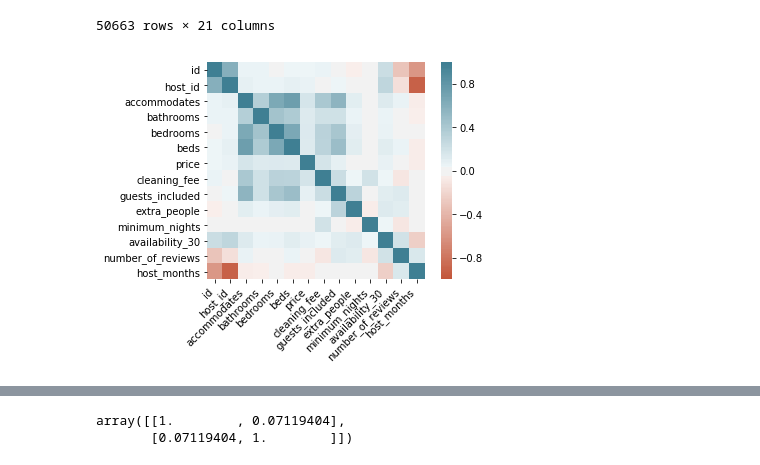
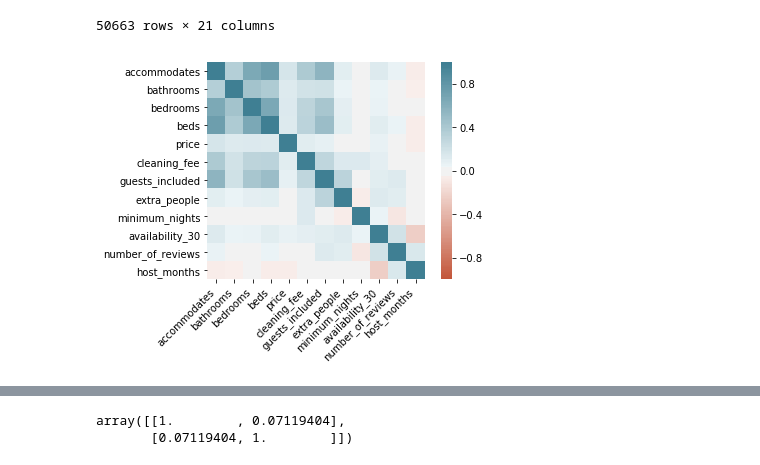
Before and after one commit to Sprinkle612/ds-airbnb-project, a Jupyter notebook: airbnb-cleaning.ipynb, the cells around one changed output, grey strips where cells are left out. Drawn from its saved outputs; the diff is of its cells as text; code cells hidden in the pictures.

```diff
--- a/airbnb-cleaning.ipynb
+++ b/airbnb-cleaning.ipynb
@@ -176,23 +184,25 @@ dataset
 # %%
 # Save Data
 #dataset.to_csv("listings_processed_2.csv", index=False)
+# %%
+df1 = dataset.drop(['id', 'host_id','zipcode'], axis=1)
 # %%
 # Check Correlation
-data = dataset
+data = df1
 corr = data.corr()
 ax = sns.heatmap(
     corr,
     vmin=-1, vmax=1, center=0,
     cmap=sns.diverging_palette(20, 220, n=200),
     square=True
 )
 ax.set_xticklabels(
     ax.get_xticklabels(),
     rotation=45,
     horizontalalignment='right'
 );
 # %% [output]
-[figure, old version]
+[figure, new version]
 # %%
 dataset
 # %% [output]
```
Also changed, not shown: parts of 7 cells of this notebook, 3 other files.
